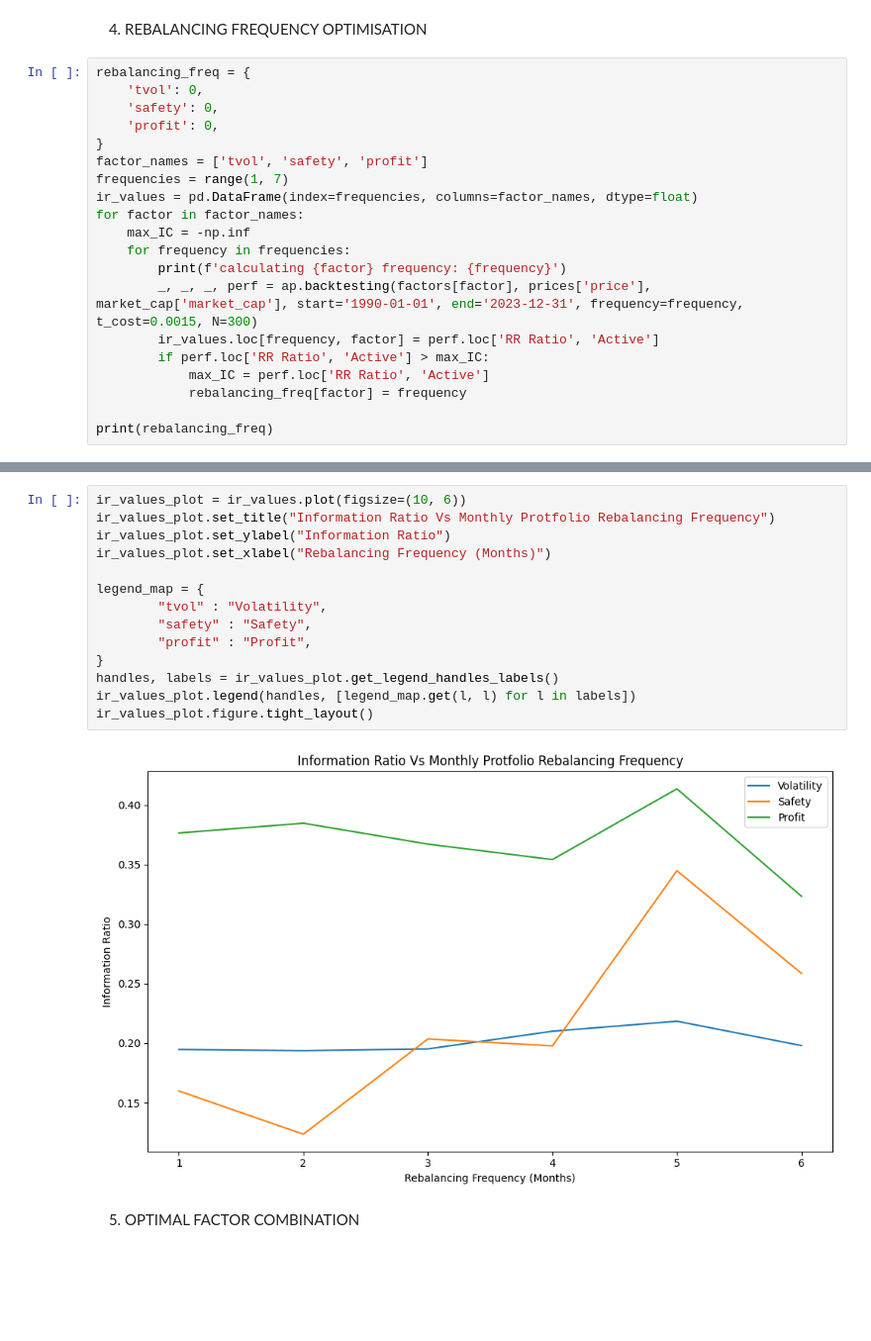
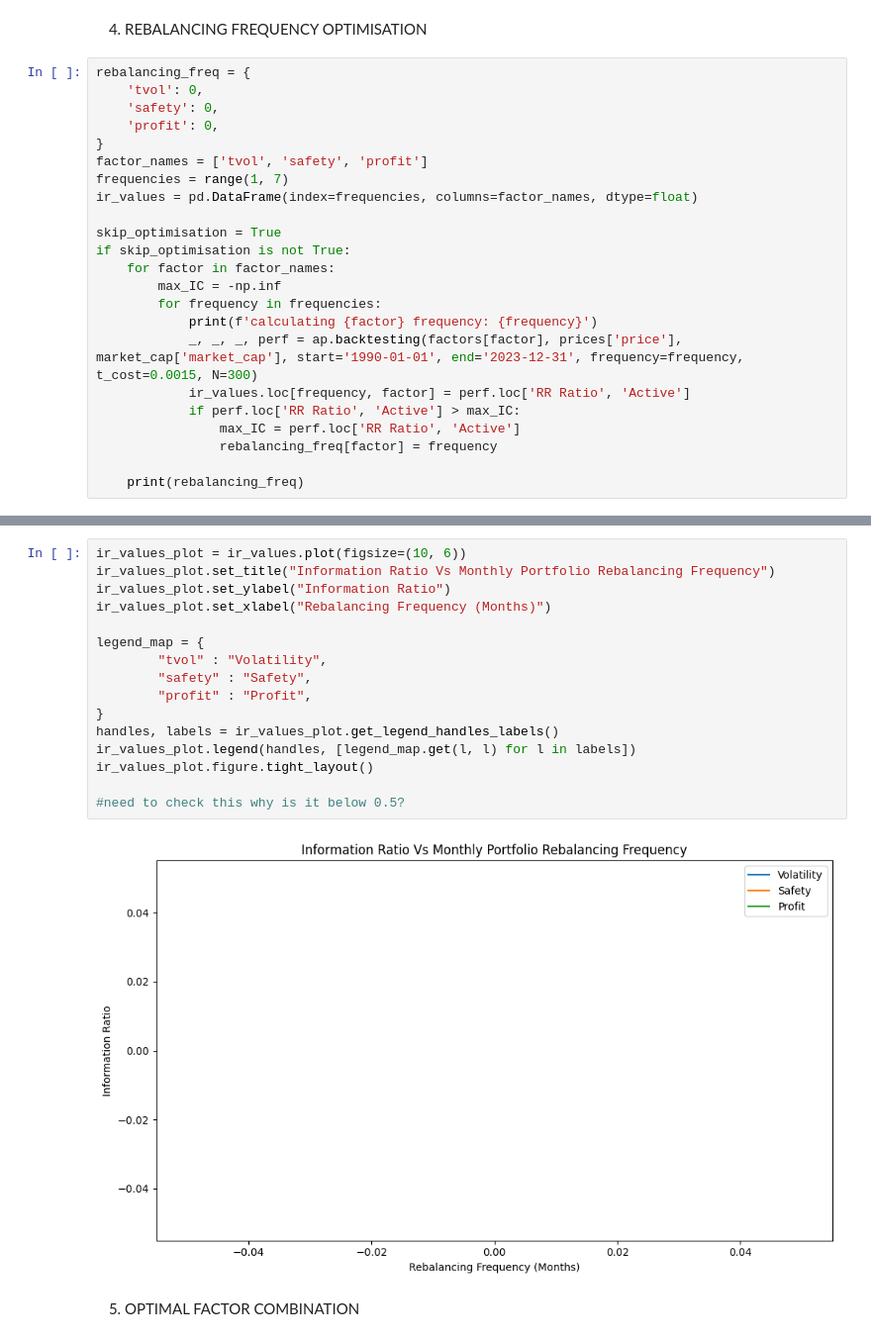
Before and after one commit to Petrichor2390/Portfolio_management, a Jupyter notebook: ass/A_14247617.ipynb, the cells around one changed output, grey strips where cells are left out. Shown at 99% size. Cells and saved outputs as stored; diff of their text form; blank space fills up the shorter version.

```diff
--- a/ass/A_14247617.ipynb
+++ b/ass/A_14247617.ipynb
@@ -537,14 +600,17 @@ rebalancing_freq = {
 factor_names = ['tvol', 'safety', 'profit']
 frequencies = range(1, 7)
 ir_values = pd.DataFrame(index=frequencies, columns=factor_names, dtype=float)
-for factor in factor_names:
-    max_IC = -np.inf
-    for frequency in frequencies:
-        print(f'calculating {factor} frequency: {frequency}')
-        _, _, _, perf = ap.backtesting(factors[factor], prices['price'], market_cap['market_cap'], start='1990-01-01', end='2023-12-31', frequency=frequency, t_cost=0.0015, N=300)
-        ir_values.loc[frequency, factor] = perf.loc['RR Ratio', 'Active']
-        if perf.loc['RR Ratio', 'Active'] > max_IC:
-            max_IC = perf.loc['RR Ratio', 'Active']
-            rebalancing_freq[factor] = frequency
 
-print(rebalancing_freq)
+skip_optimisation = True
+if skip_optimisation is not True:
+    for factor in factor_names:
+        max_IC = -np.inf
+        for frequency in frequencies:
+            print(f'calculating {factor} frequency: {frequency}')
+            _, _, _, perf = ap.backtesting(factors[factor], prices['price'], market_cap['market_cap'], start='1990-01-01', end='2023-12-31', frequency=frequency, t_cost=0.0015, N=300)
+            ir_values.loc[frequency, factor] = perf.loc['RR Ratio', 'Active']
+            if perf.loc['RR Ratio', 'Active'] > max_IC:
+                max_IC = perf.loc['RR Ratio', 'Active']
+                rebalancing_freq[factor] = frequency
+
+    print(rebalancing_freq)
@@ -573,18 +617,20 @@ calculating profit frequency: 6
 # %%
 ir_values_plot = ir_values.plot(figsize=(10, 6))
-ir_values_plot.set_title("Information Ratio Vs Monthly Protfolio Rebalancing Frequency")
+ir_values_plot.set_title("Information Ratio Vs Monthly Portfolio Rebalancing Frequency")
 ir_values_plot.set_ylabel("Information Ratio")
 ir_values_plot.set_xlabel("Rebalancing Frequency (Months)")
 
 legend_map = {
         "tvol" : "Volatility",
         "safety" : "Safety",
         "profit" : "Profit",
 }
 handles, labels = ir_values_plot.get_legend_handles_labels()
 ir_values_plot.legend(handles, [legend_map.get(l, l) for l in labels])
 ir_values_plot.figure.tight_layout()
+
+#need to check this why is it below 0.5?
 # %% [output]
-[figure, old version]
+[figure, new version]
 # %% [markdown]
 5. OPTIMAL FACTOR COMBINATION
```
Also changed, not shown: parts of 20 cells of this notebook.
